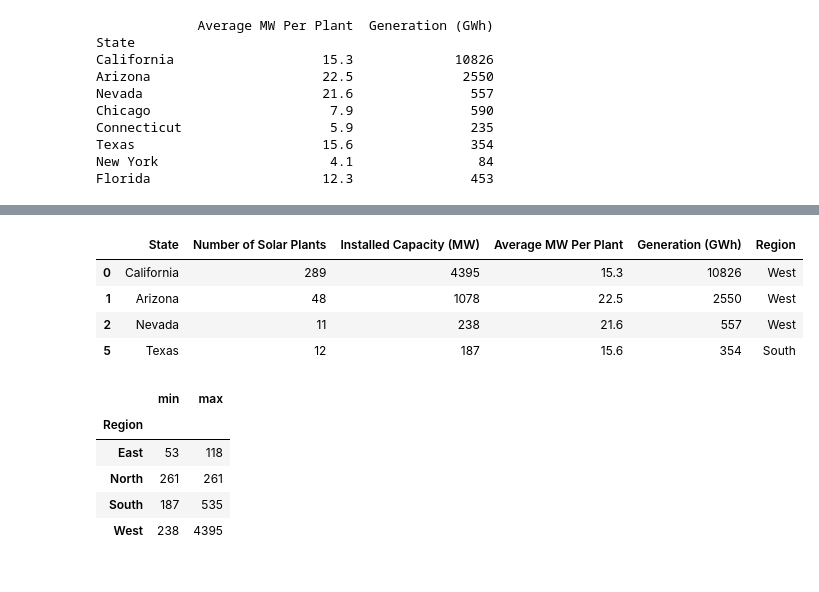
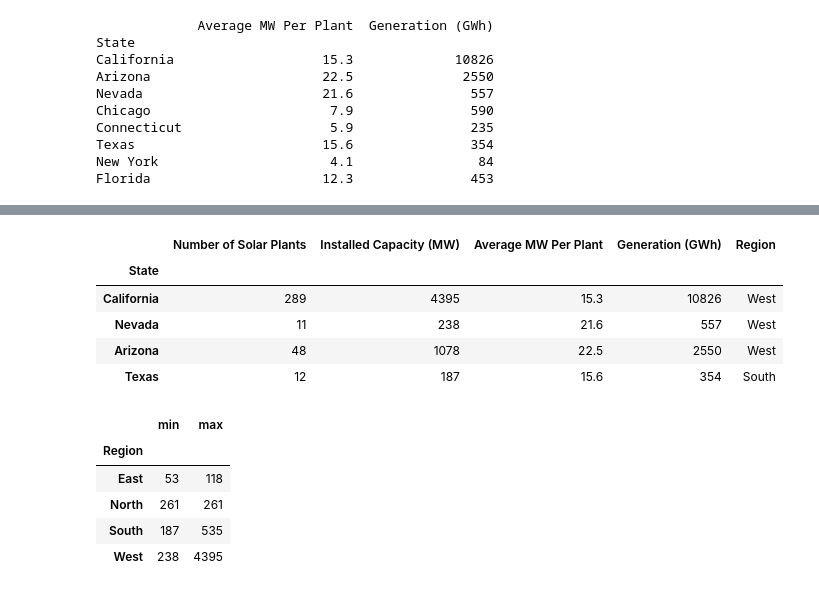
Before and after one commit to meridianthe4/python-data, a Jupyter notebook: JupyterNotebooks/pandas_assigmnet.ipynb, the cells around one changed output, grey strips where cells are left out. Saved outputs shown, nothing was run; the diff lists cells and outputs as text; code cells hidden in the pictures.

```diff
--- a/JupyterNotebooks/pandas_assigmnet.ipynb
+++ b/JupyterNotebooks/pandas_assigmnet.ipynb
@@ -186,13 +191,14 @@ top5_generation
 # %%
 # Display all plant details for states – California, Nevada, Arizona and Texas
-plant_details = data[data["State"].isin(["California", "Nevada", "Arizona", "Texas"])]
+plant_details = data.loc[["California", "Nevada", "Arizona", "Texas"]]
 plant_details
 # %% [output]
-|  | State | Number of Solar Plants | Installed Capacity (MW) | Average MW Per Plant | Generation (GWh) | Region |
-| 0 | California | 289 | 4395 | 15.3 | 10826 | West |
-| 1 | Arizona | 48 | 1078 | 22.5 | 2550 | West |
-| 2 | Nevada | 11 | 238 | 21.6 | 557 | West |
-| 5 | Texas | 12 | 187 | 15.6 | 354 | South |
+|  | Number of Solar Plants | Installed Capacity (MW) | Average MW Per Plant | Generation (GWh) | Region |
+| State |  |  |  |  |  |
+| California | 289 | 4395 | 15.3 | 10826 | West |
+| Nevada | 11 | 238 | 21.6 | 557 | West |
+| Arizona | 48 | 1078 | 22.5 | 2550 | West |
+| Texas | 12 | 187 | 15.6 | 354 | South |
 # %%
 # Group the plants by region, find – min/max capacity plant for each group
 capacity = data.groupby("Region")["Installed Capacity (MW)"].agg(["min", "max"])
```
Also changed, not shown: parts of 9 cells of this notebook, 1 other file.
